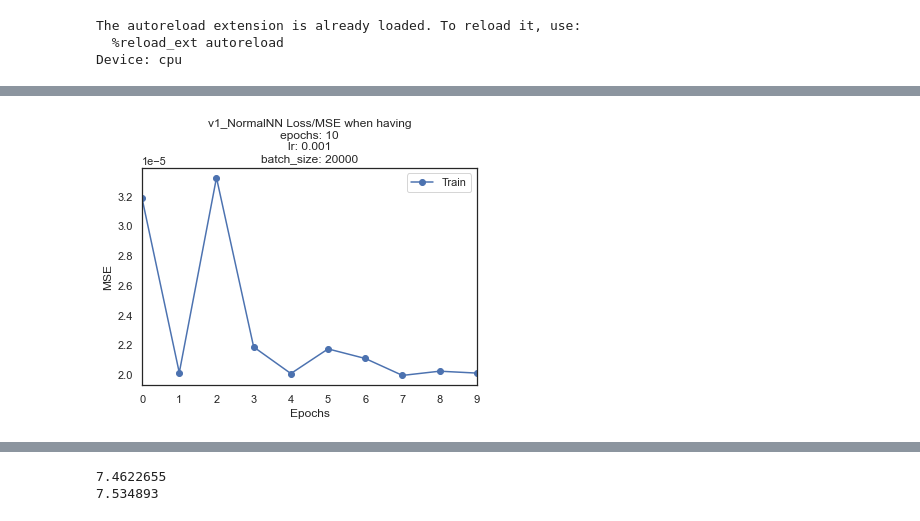
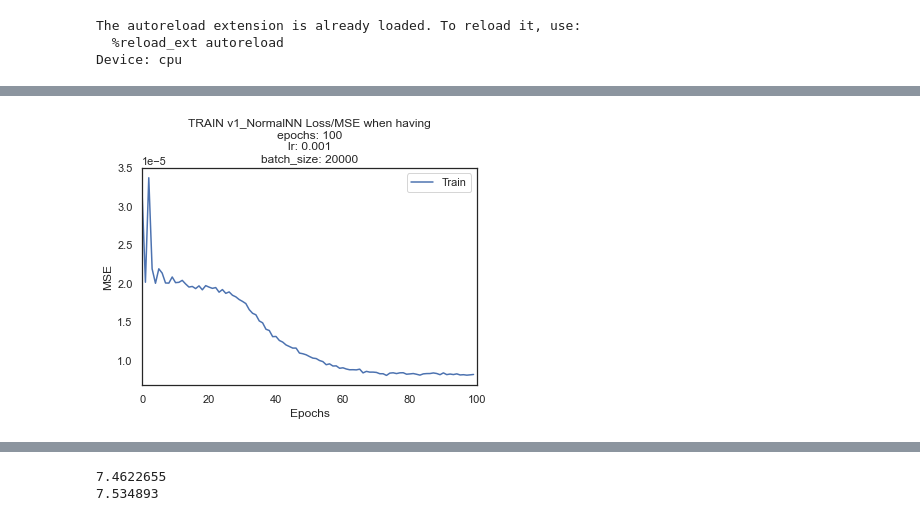
Before and after one commit to PeeteKeesel/gnn-for-drug-response-prediction, a Jupyter notebook: 08_baseline.ipynb, the cells around one changed output, grey strips where cells are left out. Drawn from its saved outputs; the diff is of its cells as text; code cells hidden in the pictures.

Commit message:
added loss plots for Normal NN

```diff
--- a/08_baseline.ipynb
+++ b/08_baseline.ipynb
@@ -709,7 +709,7 @@ input_size   = 910 # which is gene_expr_base.shape[0]-1 = 911 - 1
                    # One value per feature
 hidden_size   = 100
 num_classes   = 1
-num_epochs    = 10
+num_epochs    = 100
 batch_size    = 20_000
 learning_rate = 0.001
 # %%
@@ -806,6 +806,7 @@ print(f"Device: {device}")
 def train_model(model, criterion, optimizer, num_epochs=100):
     start = time.time()
     loss_values = []
+    loss_values_test = []
     total_step = len(train_loader)
     it = iter(train_loader)
 
@@ -884,9 +885,17 @@ def train_model(model, criterion, optimizer, num_epochs=100):
                 break
 
         loss_values.append(running_loss_train / len(modeling_dataset))
-        print(f"loss_values : {loss_values}")
+        print(f"loss_values : {np.mean(loss_values):2.4f}")
 
-    return model, loss_values
+        # ------------------ #
+        # EVALUATE THE MODEL #
+        # ------------------ #
+        model.eval()
+        mse_test = test_model(model, test_loader)
+        print(f"MSE (test) : {mse_test}")
+        loss_values_test += [mse_test]
+
+    return model, loss_values, loss_values_test
 # %% [output]
 The autoreload extension is already loaded. To reload it, use:
   %reload_ext autoreload
@@ -904,7 +913,7 @@ model = Model().to(device)
 loss_func = nn.MSELoss() # = criterion
 optimizer = torch.optim.Adam(params=model.parameters(), lr=learning_rate)
 
-model, loss_values = train_model(
+model, loss_values, loss_values_test = train_model(
     model      = model,
     criterion  = loss_func,
     optimizer  = optimizer,
@@ -936,9 +943,9 @@ loss_values : [3.1865809632783194e-05, 2.014487661650442e-05, 3.325894285747711e
 # %%
-plt.plot(loss_values, linestyle='-', marker='o', label='Train');
-plt.xlim(0, 9, 1);
+plt.plot(loss_values, linestyle='-', label='Train', color='C0');
+plt.xlim(0, 100, 1);
 plt.xlabel("Epochs");
 plt.ylabel("MSE");
-plt.title(f"v1_NormalNN Loss/MSE when having\nepochs: {num_epochs}\nlr: {learning_rate}\nbatch_size: {batch_size}");
+plt.title(f"TRAIN v1_NormalNN Loss/MSE when having\nepochs: {num_epochs}\nlr: {learning_rate}\nbatch_size: {batch_size}");
 plt.legend();
 # %% [output]
-[figure, old version]
+[figure, new version]
```
Also changed, not shown: parts of 20 cells of this notebook.
